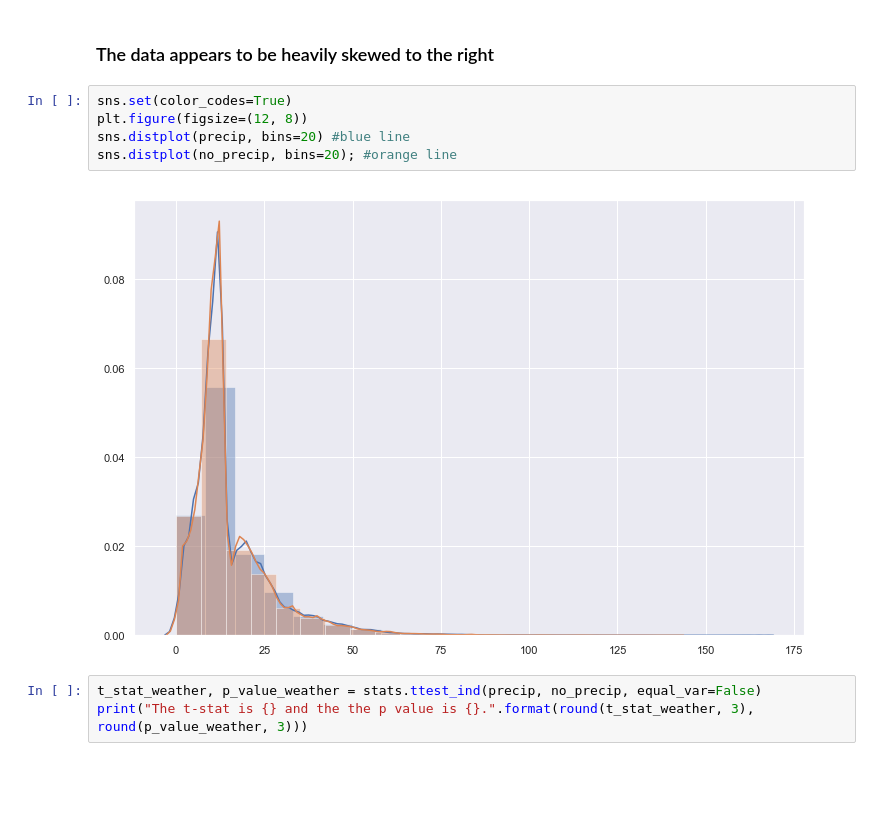
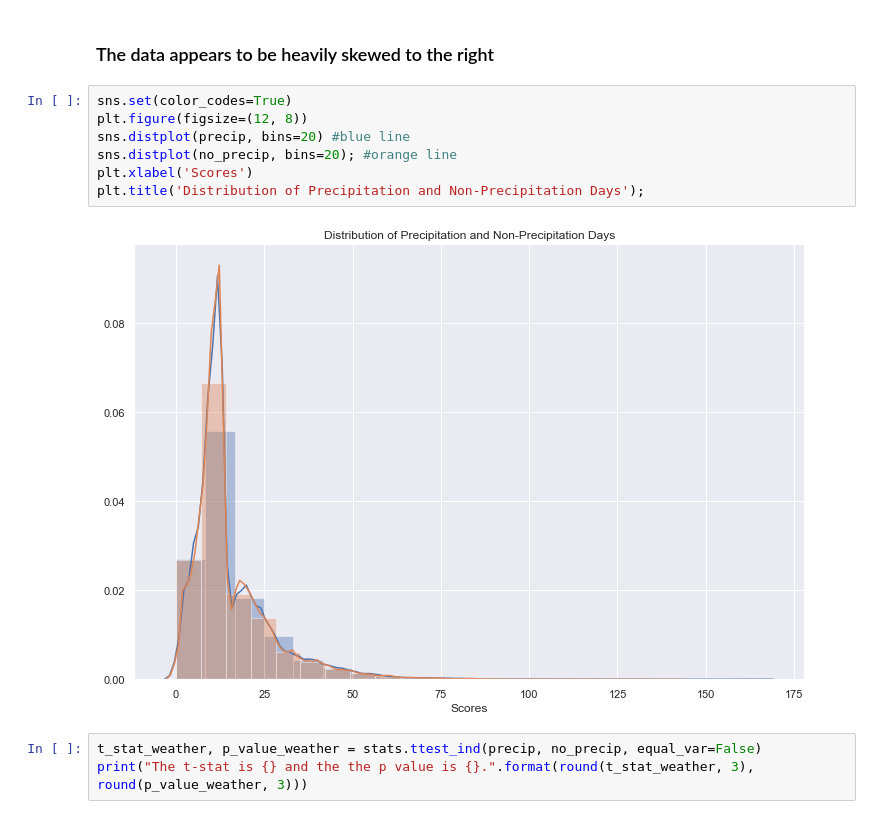
Before and after one commit to robblatt/Restaurant-Hypothesis-Testing, a Jupyter notebook: weather_day_of_week.ipynb, the cells around one changed output. Saved outputs shown, nothing was run; the diff lists cells and outputs as text; blank space fills up the shorter version.

```diff
--- a/weather_day_of_week.ipynb
+++ b/weather_day_of_week.ipynb
@@ -49,10 +49,12 @@ With a standard deviation of  11.66
 # %%
 sns.set(color_codes=True)
 plt.figure(figsize=(12, 8))
 sns.distplot(precip, bins=20) #blue line
 sns.distplot(no_precip, bins=20); #orange line
+plt.xlabel('Scores')
+plt.title('Distribution of Precipitation and Non-Precipitation Days');
 # %% [output]
-[figure, old version]
+[figure, new version]
 # %%
 t_stat_weather, p_value_weather = stats.ttest_ind(precip, no_precip, equal_var=False)
 print("The t-stat is {} and the the p value is {}.".format(round(t_stat_weather, 3), round(p_value_weather, 3)))
```
Also changed, not shown: parts of 1 cell of this notebook.
